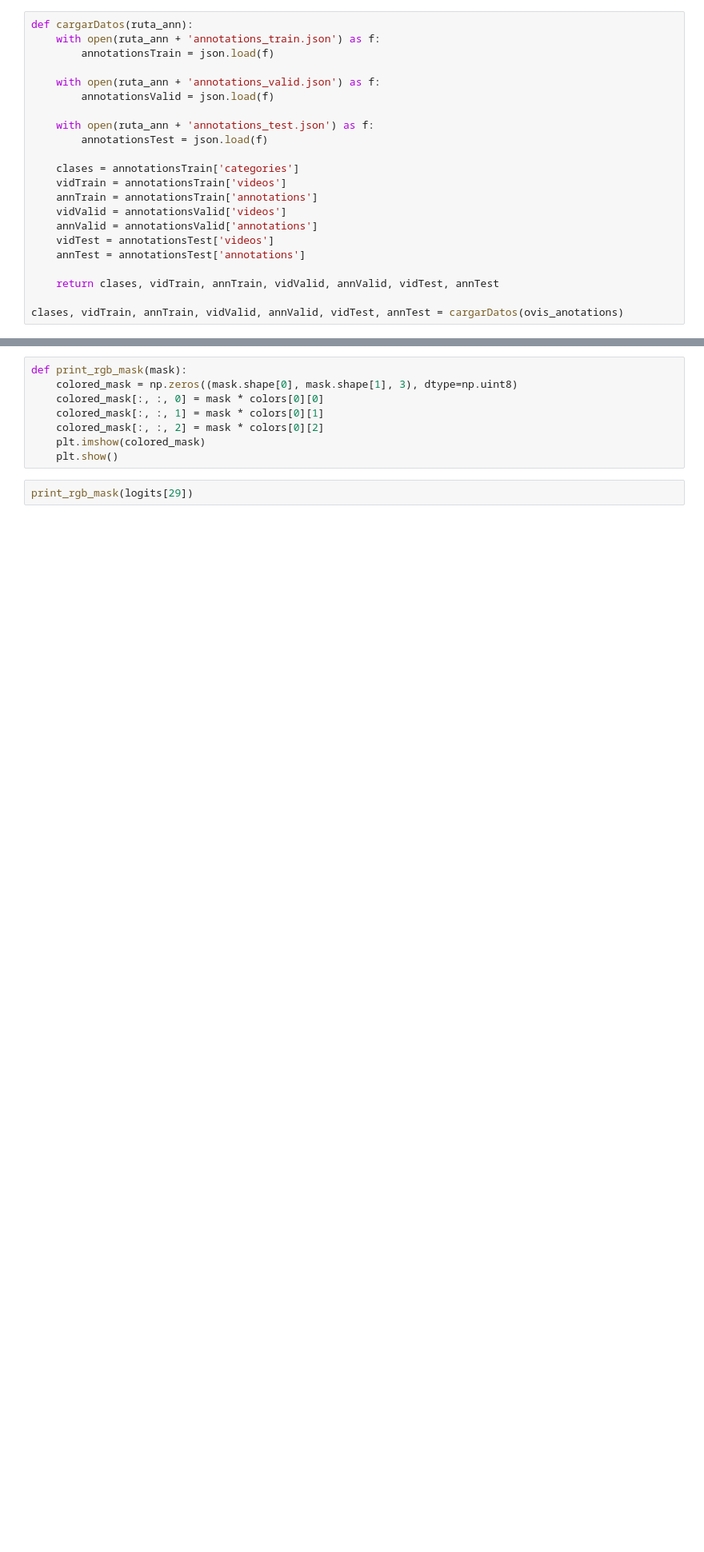
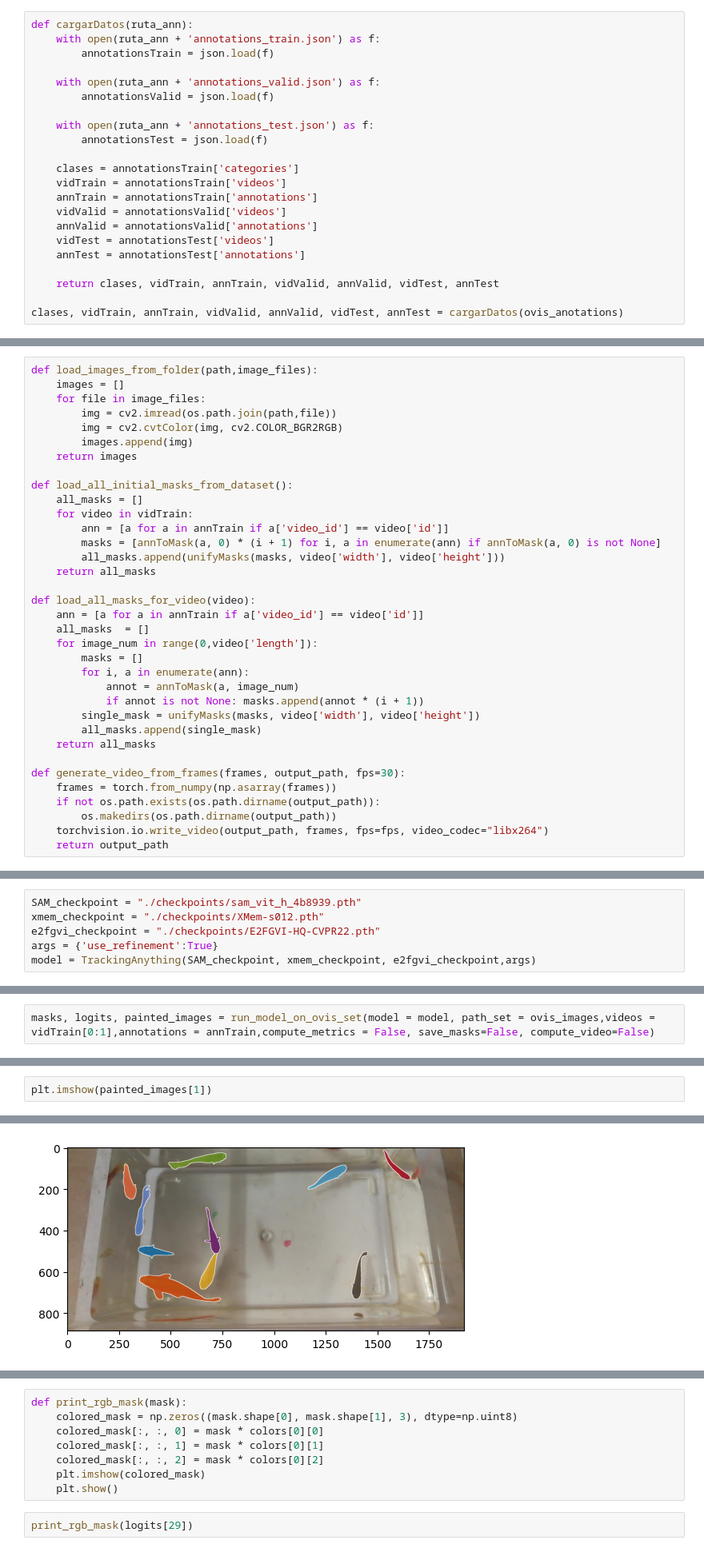
Before and after one commit to jpitagc/VOS-E-SAM, a Jupyter notebook: videoPipeline.ipynb, the cells around one changed output, grey strips where cells are left out. Shown at 80% size. Drawn from its saved outputs; the diff is of its cells as text; blank space fills up the shorter version.

```diff
--- a/videoPipeline.ipynb
+++ b/videoPipeline.ipynb
@@ -63,0 +111,35 @@ first_video_folder = vidTrain[0]['file_names'][0].split('/')[0]
+# %%
+def load_images_from_folder(path,image_files):
+    images = []
+    for file in image_files:
+        img = cv2.imread(os.path.join(path,file))
+        img = cv2.cvtColor(img, cv2.COLOR_BGR2RGB)
+        images.append(img)
+    return images
+
+def load_all_initial_masks_from_dataset():
+    all_masks = []
+    for video in vidTrain:
+        ann = [a for a in annTrain if a['video_id'] == video['id']]
+        masks = [annToMask(a, 0) * (i + 1) for i, a in enumerate(ann) if annToMask(a, 0) is not None]
+        all_masks.append(unifyMasks(masks, video['width'], video['height']))
+    return all_masks
+
+def load_all_masks_for_video(video):
+    ann = [a for a in annTrain if a['video_id'] == video['id']]
+    all_masks  = []
+    for image_num in range(0,video['length']):
+        masks = []
+        for i, a in enumerate(ann):
+            annot = annToMask(a, image_num)
+            if annot is not None: masks.append(annot * (i + 1))
+        single_mask = unifyMasks(masks, video['width'], video['height'])
+        all_masks.append(single_mask)
+    return all_masks
+
+def generate_video_from_frames(frames, output_path, fps=30):
+    frames = torch.from_numpy(np.asarray(frames))
+    if not os.path.exists(os.path.dirname(output_path)):
+        os.makedirs(os.path.dirname(output_path))
+    torchvision.io.write_video(output_path, frames, fps=fps, video_codec="libx264")
+    return output_path
@@ -63,0 +232,6 @@ first_video_folder = vidTrain[0]['file_names'][0].split('/')[0]
+# %%
+SAM_checkpoint = "./checkpoints/sam_vit_h_4b8939.pth"
+xmem_checkpoint = "./checkpoints/XMem-s012.pth"
+e2fgvi_checkpoint = "./checkpoints/E2FGVI-HQ-CVPR22.pth"
+args = {'use_refinement':True}
+model = TrackingAnything(SAM_checkpoint, xmem_checkpoint, e2fgvi_checkpoint,args)
@@ -63,0 +245,2 @@ first_video_folder = vidTrain[0]['file_names'][0].split('/')[0]
+# %%
+masks, logits, painted_images = run_model_on_ovis_set(model = model, path_set = ovis_images,videos = vidTrain[0:1],annotations = annTrain,compute_metrics = False, save_masks=False, compute_video=False)
@@ -63,0 +266,3 @@ first_video_folder = vidTrain[0]['file_names'][0].split('/')[0]
+# %%
+plt.imshow(painted_images[1])
+# %% [output]
@@ -63,0 +270 @@ first_video_folder = vidTrain[0]['file_names'][0].split('/')[0]
+[figure, added]
```
Also changed, not shown: parts of 20 cells of this notebook, 4 other files.
